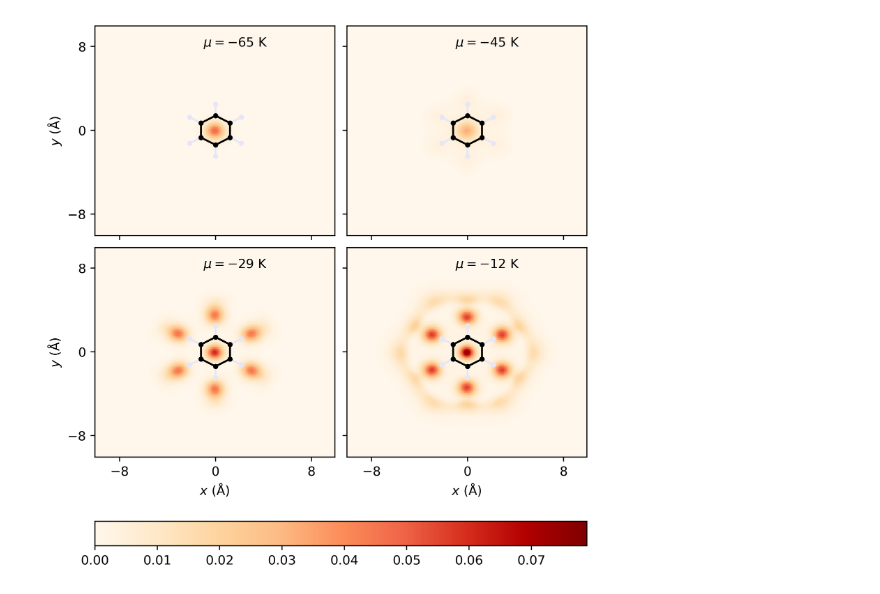
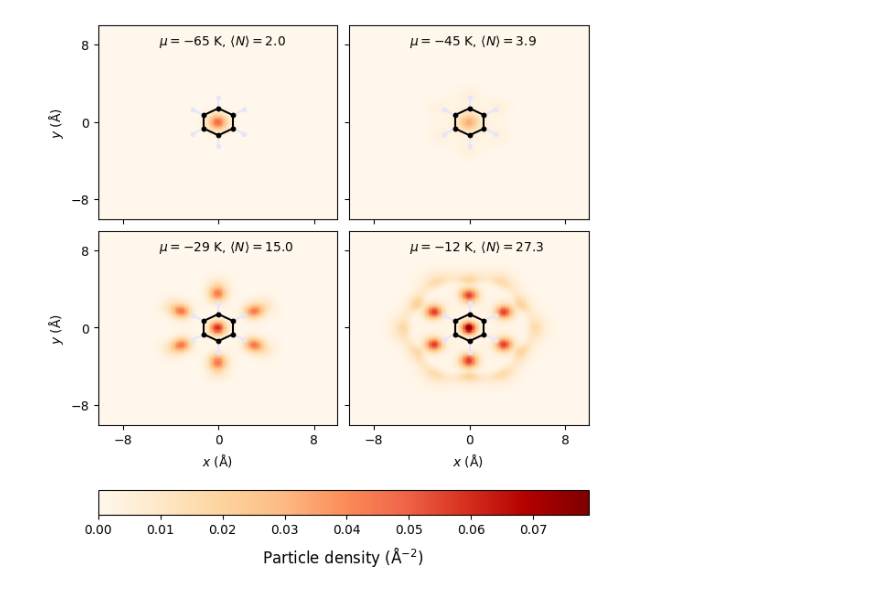
Before and after one commit to DelMaestroGroup/papers-code-HeBenzene, a Jupyter notebook: src/Fig9a.ipynb, the cells around one changed output. Drawn from its saved outputs; the diff is of its cells as text; code cells hidden in the pictures.

```diff
--- a/src/Fig9a.ipynb
+++ b/src/Fig9a.ipynb
@@ -30,28 +30,39 @@ f2 = open('../data/pimc-fixed/gce-planeavedensity-02.000-020.000--065.000-0.0050
 rho60 = np.genfromtxt(f2,skip_header=3)
 rho60 = np.reshape(rho60,(205,205))
 f2.close()
+# %%
+f2 = open('../data/pimc-fixed/estimator-u-reduce.dat','r')
+Est = np.genfromtxt(f2)
+f2.close()
+mus = [-65,-45,-29,-12]
+mu = Est[:,0]
+Ns = []
+for m in range(len(mu)):
+    if int(mu[m]) in mus:
+        Ns.append(Est[:,19][m])
+Ns = Ns[::-1]
 # %%
 fig, axs = plt.subplots(2,2,figsize=(6,6),sharex=True, sharey=True, constrained_layout=True)
-plt.gcf().set_dpi(500)
+#plt.gcf().set_dpi(500)
 from matplotlib import colors
 
 datasets = [rho60,rho36,rho22,rho9]
-mus = [65,45,29,12]
 # create a single norm to be shared across all images
 norm = colors.Normalize(vmin=np.min(datasets), vmax=np.max(datasets))
 
 images = []
-for ax, data, mu in zip(axs.flat, datasets, mus):
-    ax.text(-1,8,r'$\mu = -%2d$ K' % (mu))
+for ax, data, mu, N in zip(axs.flat, datasets, mus, Ns):
+    ax.text(-5,8,r'$\mu = %2d$ K, $\langle N\rangle = %.1f$'  % (mu, N))
     images.append(ax.pcolormesh(x,y,data, norm=norm, cmap = 'OrRd'))
     plot_benzene(ax)
 axs.flat[0].set_yticks([-8.0,0,8.0])
 axs.flat[0].set_xticks([-8.0,0,8.0])
 axs.flat[3].set_xlabel(r'$x$ (Å) ')
 axs.flat[0].set_ylabel(r'$y$ (Å) ')
 axs.flat[2].set_ylabel(r'$y$ (Å) ')
 axs.flat[2].set_xlabel(r'$x$ (Å) ')
-fig.colorbar(images[0], ax=axs, orientation='horizontal', fraction=.1)
-plt.savefig('../figures/Fig9a.svg')
+cbar = fig.colorbar(images[0], ax=axs, orientation='horizontal', fraction=.1)
+cbar.set_label('Particle density (Å$^{-2}$)', fontsize=12, labelpad=6)
+plt.savefig('../figures/Fig9a.pdf')
 # %% [output]
-[figure, old version]
+[figure, new version]
```
Also changed, not shown: 6 other files.
